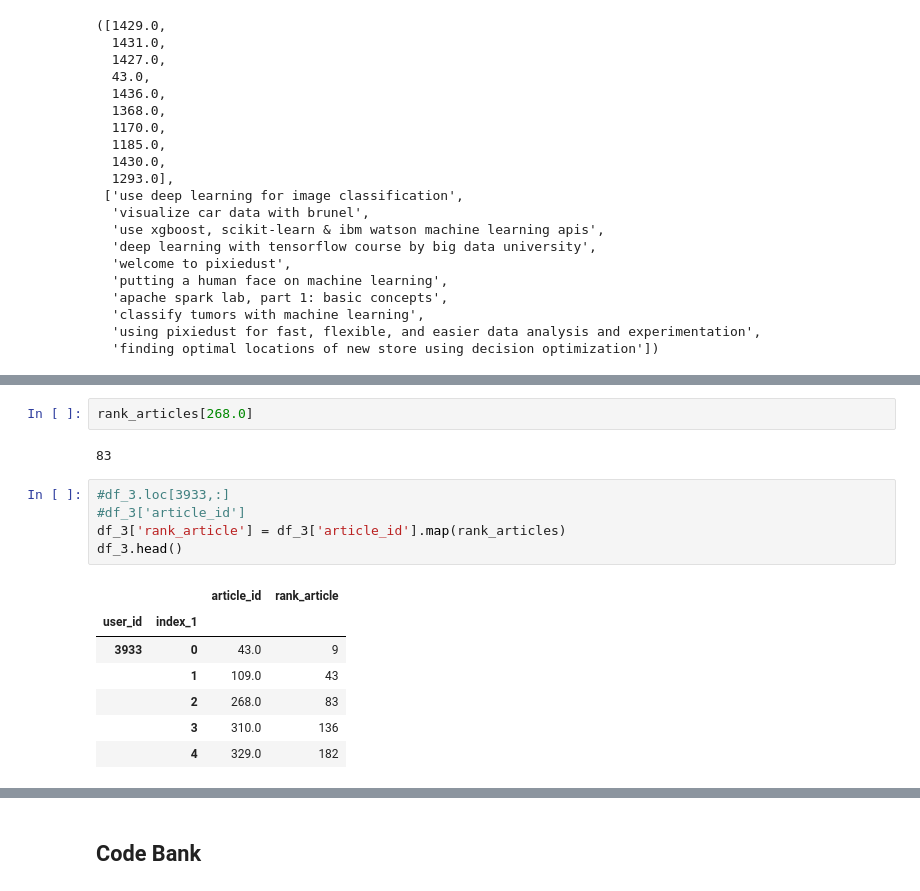
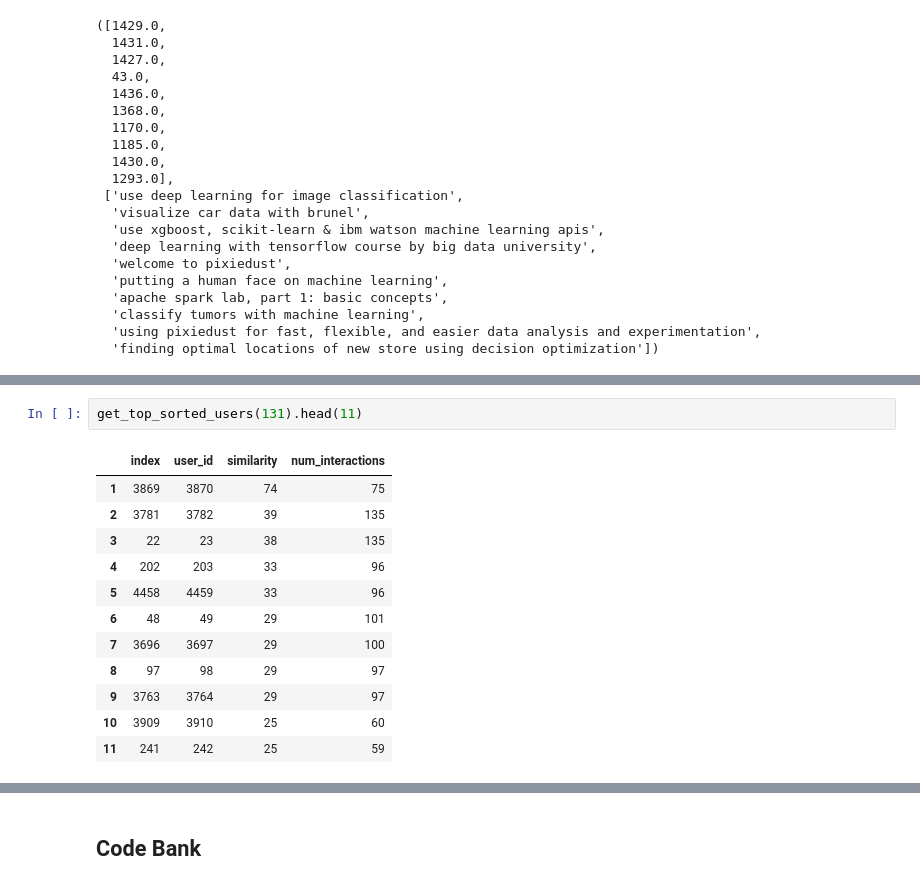
Before and after one commit to bvcmartins/recommendations_IBM, a Jupyter notebook: recommendations.ipynb, the cells around one changed output, grey strips where cells are left out. Drawn from its saved outputs; the diff is of its cells as text.

```diff
--- a/recommendations.ipynb
+++ b/recommendations.ipynb
@@ -980,17 +894,15 @@ Length: 5148, dtype: object
-# %%
-rank_articles[268.0]
-# %% [output]
-83
-# %%
-#df_3.loc[3933,:]
-#df_3['article_id']
-df_3['rank_article'] = df_3['article_id'].map(rank_articles)
-df_3.head()
-# %% [output]
-|  |  | article_id | rank_article |
-| user_id | index_1 |  |  |
-| 3933 | 0 | 43.0 | 9 |
-|  | 1 | 109.0 | 43 |
-|  | 2 | 268.0 | 83 |
-|  | 3 | 310.0 | 136 |
-|  | 4 | 329.0 | 182 |
+# %%
+get_top_sorted_users(131).head(11)
+# %% [output]
+|  | index | user_id | similarity | num_interactions |
+| 1 | 3869 | 3870 | 74 | 75 |
+| 2 | 3781 | 3782 | 39 | 135 |
+| 3 | 22 | 23 | 38 | 135 |
+| 4 | 202 | 203 | 33 | 96 |
+| 5 | 4458 | 4459 | 33 | 96 |
+| 6 | 48 | 49 | 29 | 101 |
+| 7 | 3696 | 3697 | 29 | 100 |
+| 8 | 97 | 98 | 29 | 97 |
+| 9 | 3763 | 3764 | 29 | 97 |
+| 10 | 3909 | 3910 | 25 | 60 |
+| 11 | 241 | 242 | 25 | 59 |
```
Also changed, not shown: parts of 45 cells of this notebook, 1 other file.
